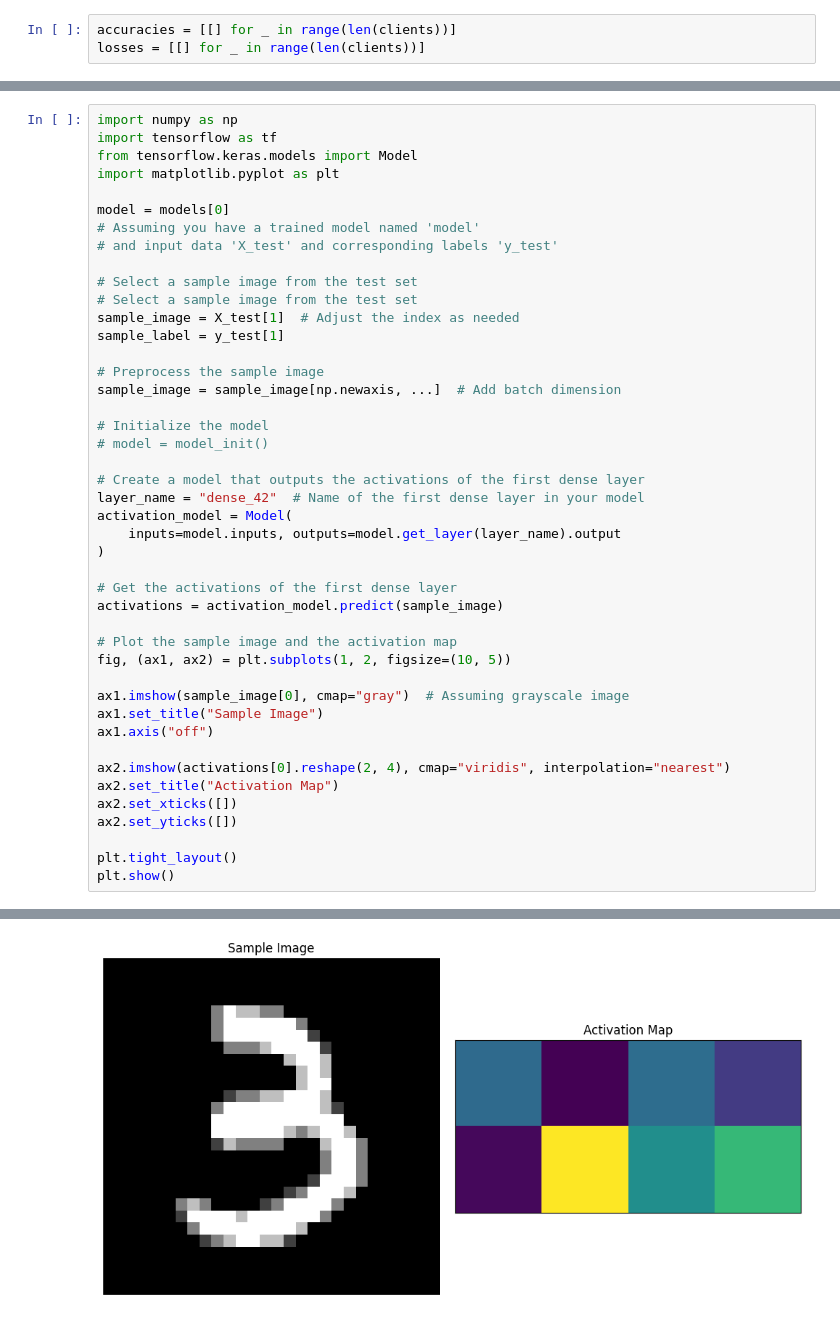
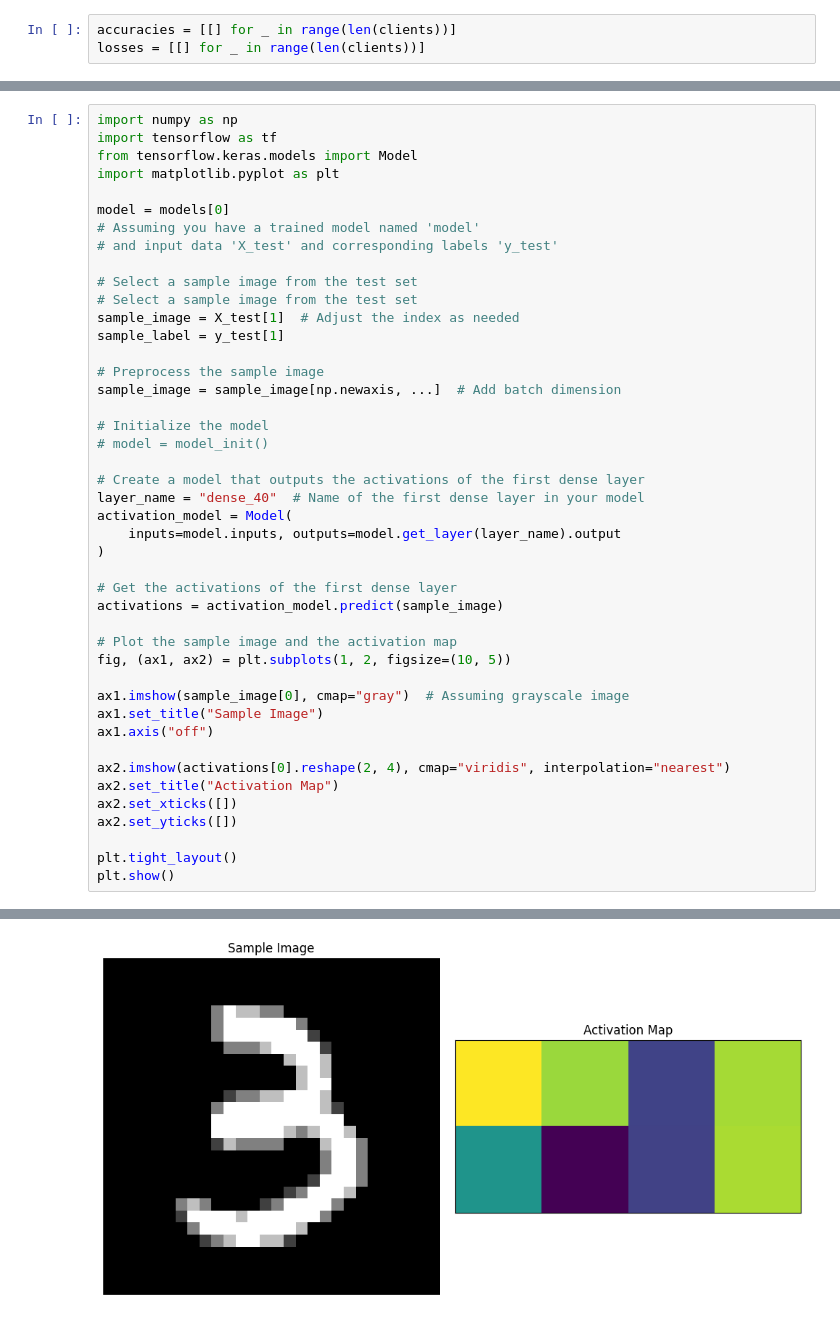
Before and after one commit to destx0/hemanfed, a Jupyter notebook: m.ipynb, the cells around one changed output, grey strips where cells are left out. Saved outputs shown, nothing was run; the diff lists cells and outputs as text.

```diff
--- a/m.ipynb
+++ b/m.ipynb
@@ -435,7 +428,7 @@ sample_image = sample_image[np.newaxis, ...]  # Add batch dimension
 # model = model_init()
 
 # Create a model that outputs the activations of the first dense layer
-layer_name = "dense_42"  # Name of the first dense layer in your model
+layer_name = "dense_40"  # Name of the first dense layer in your model
 activation_model = Model(
     inputs=model.inputs, outputs=model.get_layer(layer_name).output
 )
@@ -462 +455 @@ plt.show()
-[figure, old version]
+[figure, new version]
```
Also changed, not shown: parts of 6 cells of this notebook, 2 other files.
